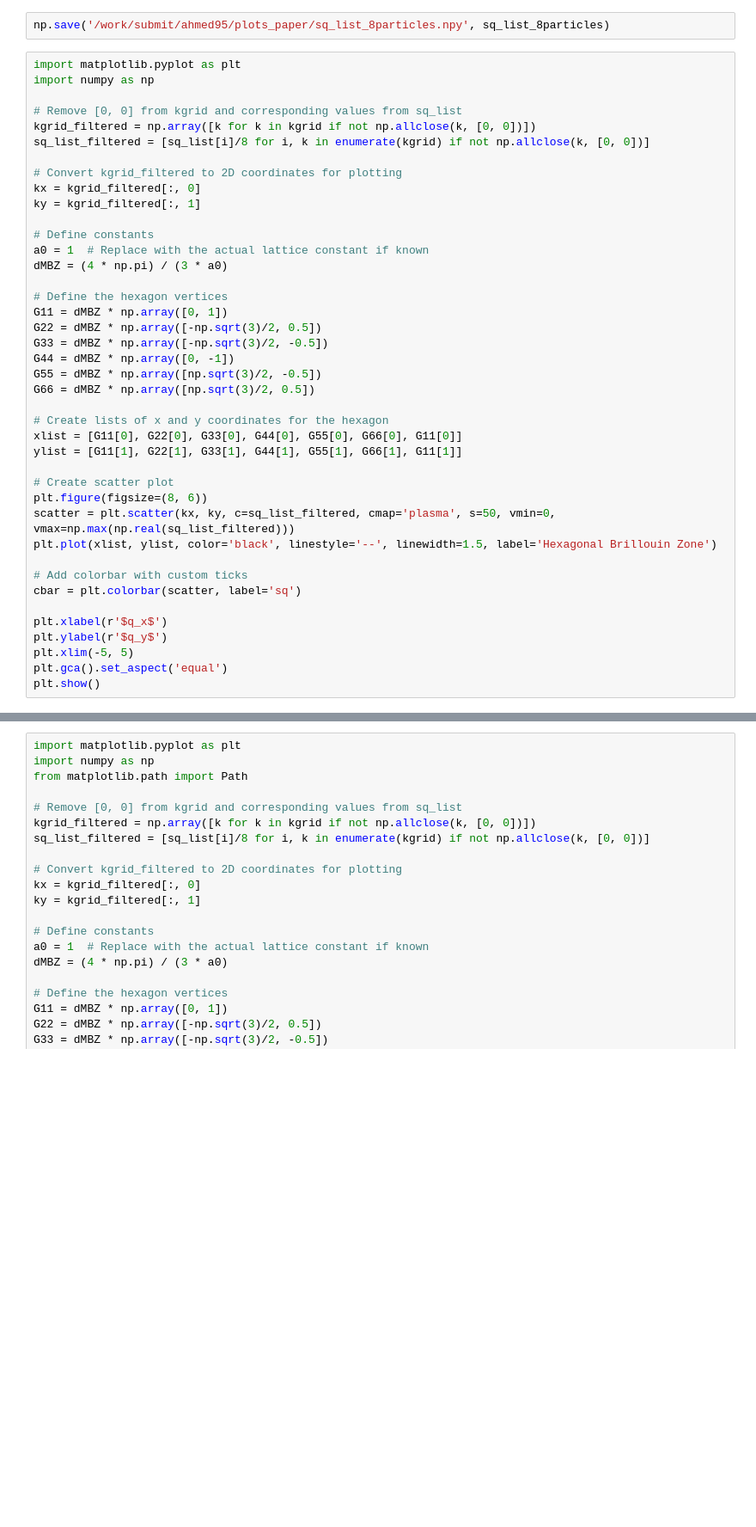
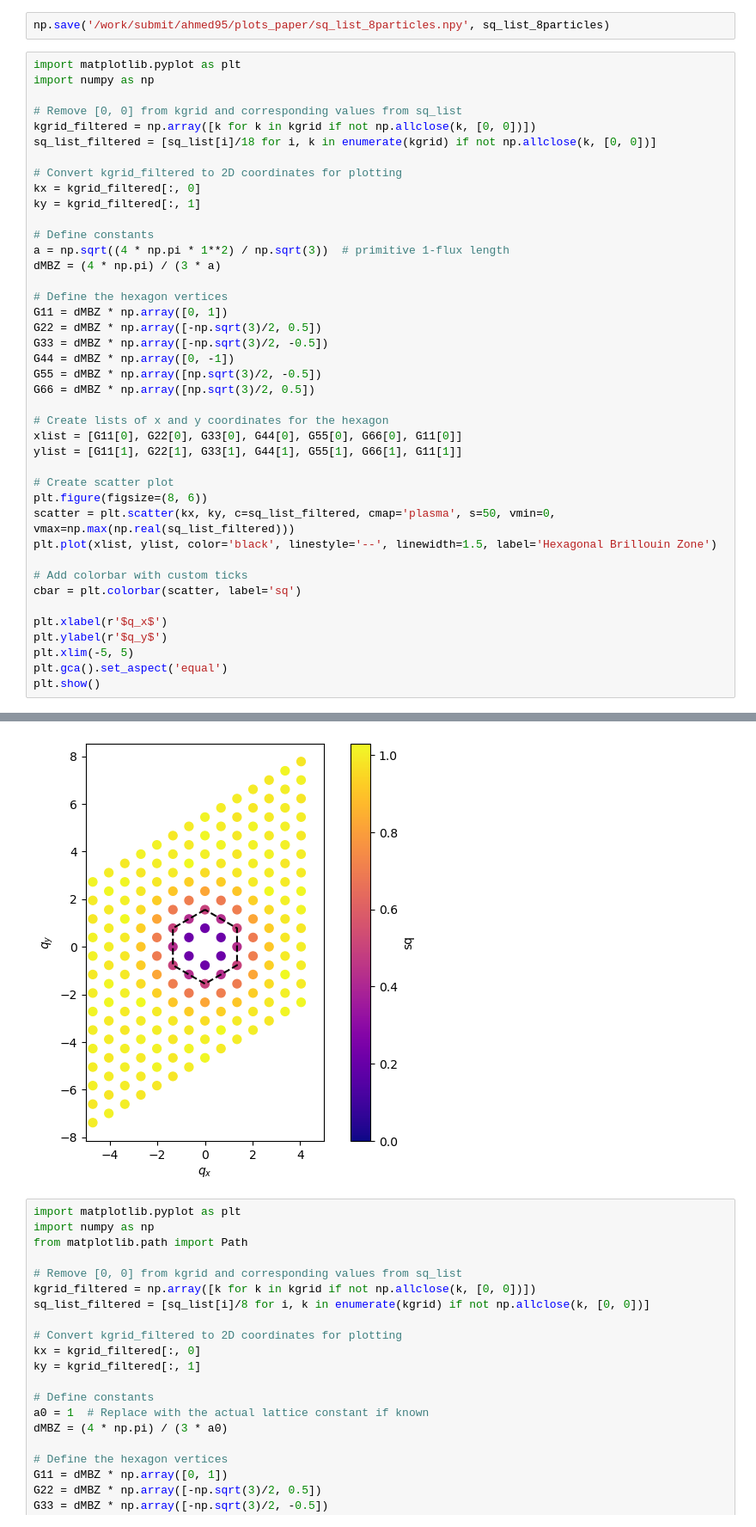
Before and after one commit to abouelkomsan/ferminet_ahmed, a Jupyter notebook: tests.ipynb, the cells around one changed output, grey strips where cells are left out. Shown at 86% size. Saved outputs shown, nothing was run; the diff lists cells and outputs as text; blank space fills up the shorter version.

```diff
--- a/tests.ipynb
+++ b/tests.ipynb
@@ -3329,15 +3622,15 @@ import numpy as np
 
 # Remove [0, 0] from kgrid and corresponding values from sq_list
 kgrid_filtered = np.array([k for k in kgrid if not np.allclose(k, [0, 0])])
-sq_list_filtered = [sq_list[i]/8 for i, k in enumerate(kgrid) if not np.allclose(k, [0, 0])]
+sq_list_filtered = [sq_list[i]/18 for i, k in enumerate(kgrid) if not np.allclose(k, [0, 0])]
 
 # Convert kgrid_filtered to 2D coordinates for plotting
 kx = kgrid_filtered[:, 0]
 ky = kgrid_filtered[:, 1]
 
 # Define constants
-a0 = 1  # Replace with the actual lattice constant if known
-dMBZ = (4 * np.pi) / (3 * a0)
+a = np.sqrt((4 * np.pi * 1**2) / np.sqrt(3))  # primitive 1-flux length
+dMBZ = (4 * np.pi) / (3 * a)
 
 # Define the hexagon vertices
 G11 = dMBZ * np.array([0, 1])
@@ -3369,3 +3661,4 @@ NameError: name 'sq_list' is not defined
+[figure, added]
 # %%
 import matplotlib.pyplot as plt
 import numpy as np
```
Also changed, not shown: parts of 66 cells of this notebook, 6 other files.
